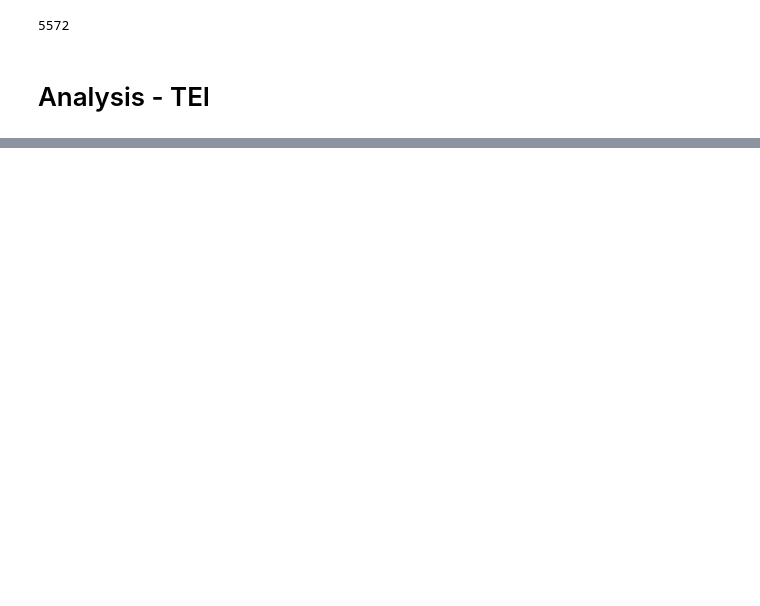
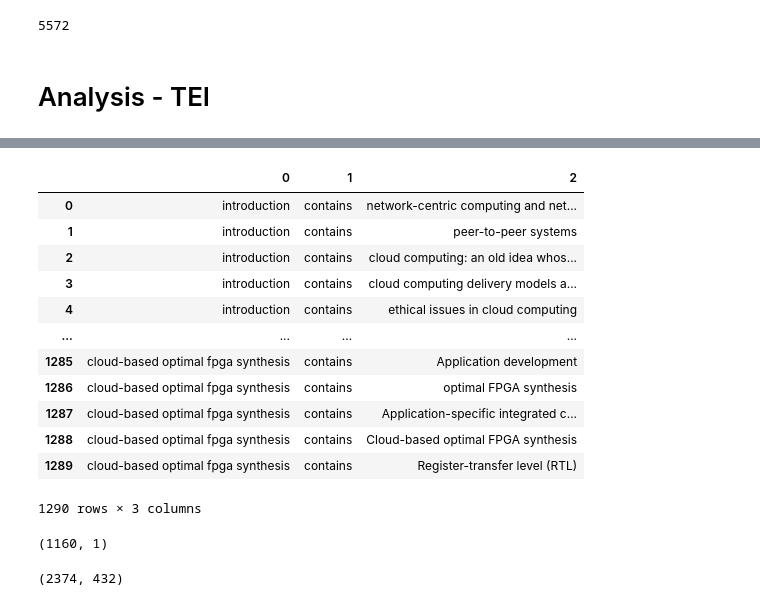
Before and after one commit to Yyao5/textbook-kgc, a Jupyter notebook: src/Import_WikiData.ipynb, the cells around one changed output, grey strips where cells are left out. Saved outputs shown, nothing was run; the diff lists cells and outputs as text; code cells hidden in the pictures; blank space fills up the shorter version.

```diff
--- a/src/Import_WikiData.ipynb
+++ b/src/Import_WikiData.ipynb
@@ -807,3 +838,21 @@ Name: Predicate, dtype: object
 # %%
-tei_df = pd.read_csv('/content/drive/MyDrive/MSCS Project/CS298_spring23/results/KG_extraction/TEI_kg.csv', header=None)
+tei_df = pd.read_csv('/content/drive/MyDrive/MSCS Project/CS298_spring23/results/KG_extraction/TEI_kg_clean.csv')
+# %%
+tei_df = tei_df.drop(columns='Unnamed: 0')
+# %%
+tei_df
+# %% [output]
+|  | 0 | 1 | 2 |
+| 0 | introduction | contains | network-centric computing and net... |
+| 1 | introduction | contains | peer-to-peer systems |
+| 2 | introduction | contains | cloud computing: an old idea whos... |
+| 3 | introduction | contains | cloud computing delivery models a... |
+| 4 | introduction | contains | ethical issues in cloud computing |
+| ... | ... | ... | ... |
+| 1285 | cloud-based optimal fpga synthesis | contains | Application development |
+| 1286 | cloud-based optimal fpga synthesis | contains | optimal FPGA synthesis |
+| 1287 | cloud-based optimal fpga synthesis | contains | Application-specific integrated c... |
+| 1288 | cloud-based optimal fpga synthesis | contains | Cloud-based optimal FPGA synthesis |
+| 1289 | cloud-based optimal fpga synthesis | contains | Register-transfer level (RTL) |
+1290 rows × 3 columns
 # %%
@@ -816,0 +870,4 @@ for index, row in tei_df.iterrows():
+# %%
+len(tei_node), len(tei_edge)
+# %% [output]
+(1160, 1)
@@ -816,0 +886,4 @@ for index, row in tei_df.iterrows():
+# %%
+len(node_wiki), len(edge_wiki)
+# %% [output]
+(2374, 432)
```
Also changed, not shown: parts of 70 cells of this notebook, 4 other files.
